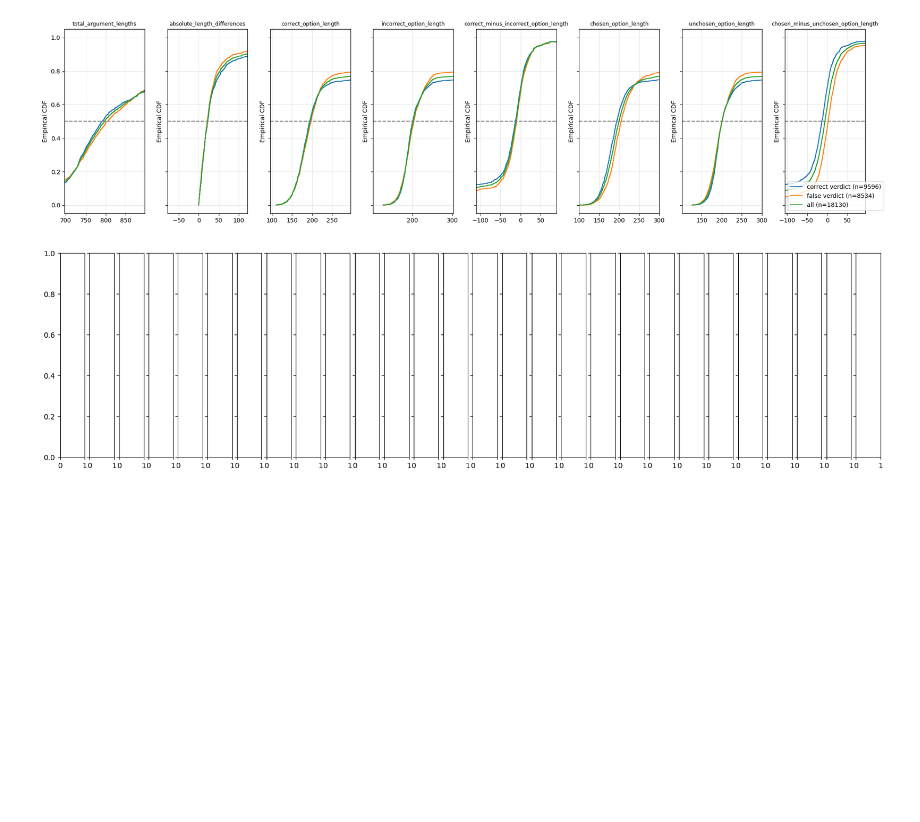
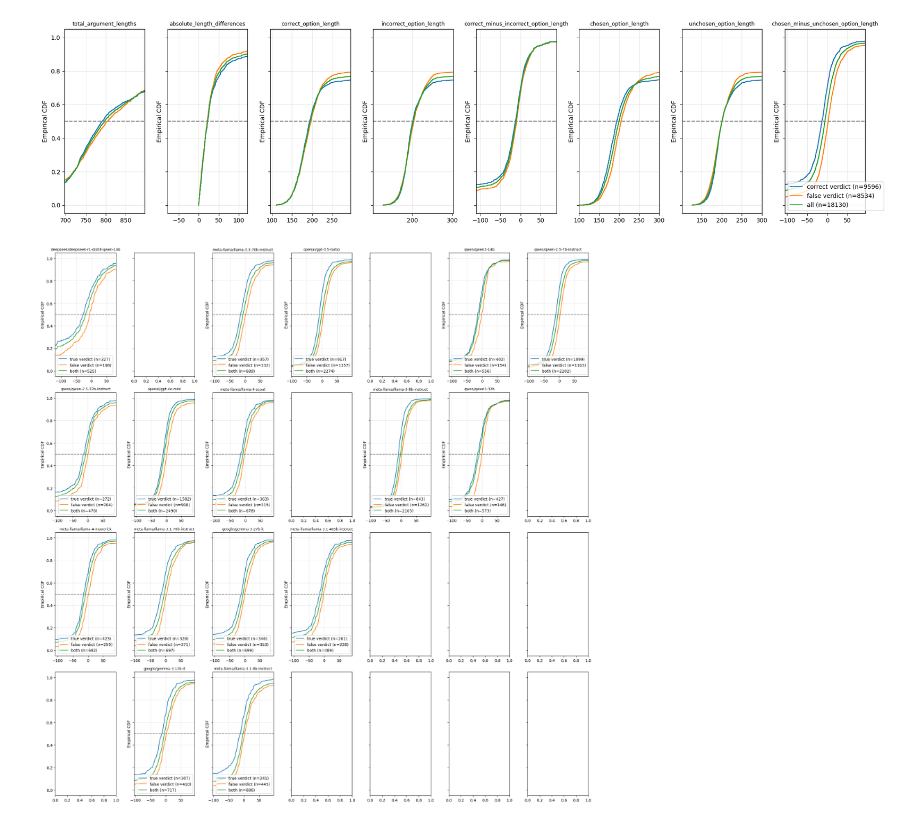
Before and after one commit to joshlevy89/llm_judge_debate_NEW, a Jupyter notebook: analysis/qualitative.ipynb, the cells around one changed output. Cells and saved outputs as stored; diff of their text form; code cells hidden in the pictures; blank space fills up the shorter version.

```diff
--- a/analysis/qualitative.ipynb
+++ b/analysis/qualitative.ipynb
@@ -298,11 +297,31 @@ plt.show()
 # %%
 # Focusing on the chosen_minus_unchosen_option_length difference...let's look across all model
 model_names = verdicts_df['config_judge_model_verdicts'].unique()
-fix, ax = plt.subplots(1, len(model_names), figsize=(20, 5), sharey=True)
-for idx, model_name in enumerate(model_names):
+n_cols = 7
+n_rows = (len(model_names) + n_cols - 1) // n_cols
+fig, axes = plt.subplots(n_rows, n_cols, figsize=(20, 5 * n_rows), sharey=True)
+axes = axes.flatten() if n_rows > 1 else [axes] if n_cols == 1 else axes
+
+for ax_index, model_name in enumerate(model_names):
     subset_df = verdicts_df[verdicts_df['config_judge_model_verdicts'] == model_name]
     true_subset_df = subset_df[subset_df['is_correct_verdict'] == True]
     false_subset_df = subset_df[subset_df['is_correct_verdict'] == False]
-    cdf((subset_df['chosen_minus_unchosen_option_length'], subset_df['chosen_minus_unchosen_option_length']), ax[idx])
+
+    if true_subset_df.shape[0] < 100 or false_subset_df.shape[0] < 100:
+        continue
+
+    # if true_subset_df.shape[0] < 50 or false_subset_df.shape[0] < 50:
+    #     continue
+
+    # cdf((true_subset_df['correct_minus_incorrect_option_length'], false_subset_df['correct_minus_incorrect_option_length']), ax=axes[ax_index], xlim_window_from_median=[-100, 100])
+    cdf((true_subset_df['chosen_minus_unchosen_option_length'], false_subset_df['chosen_minus_unchosen_option_length'], subset_df['chosen_minus_unchosen_option_length']), labels=['true verdict', 'false verdict', 'both'], ax=axes[ax_index], xlim_window_from_median=[-100, 100])
+
+    axes[ax_index].set_title(model_name, fontsize=9)
+    axes[ax_index].legend()
+
+for i in range(len(model_names), len(axes)):
+    axes[i].axis('off')
+
+plt.tight_layout()
 # %% [output]
-[figure, old version]
+[figure, new version]
```
Also changed, not shown: parts of 1 cell of this notebook.
